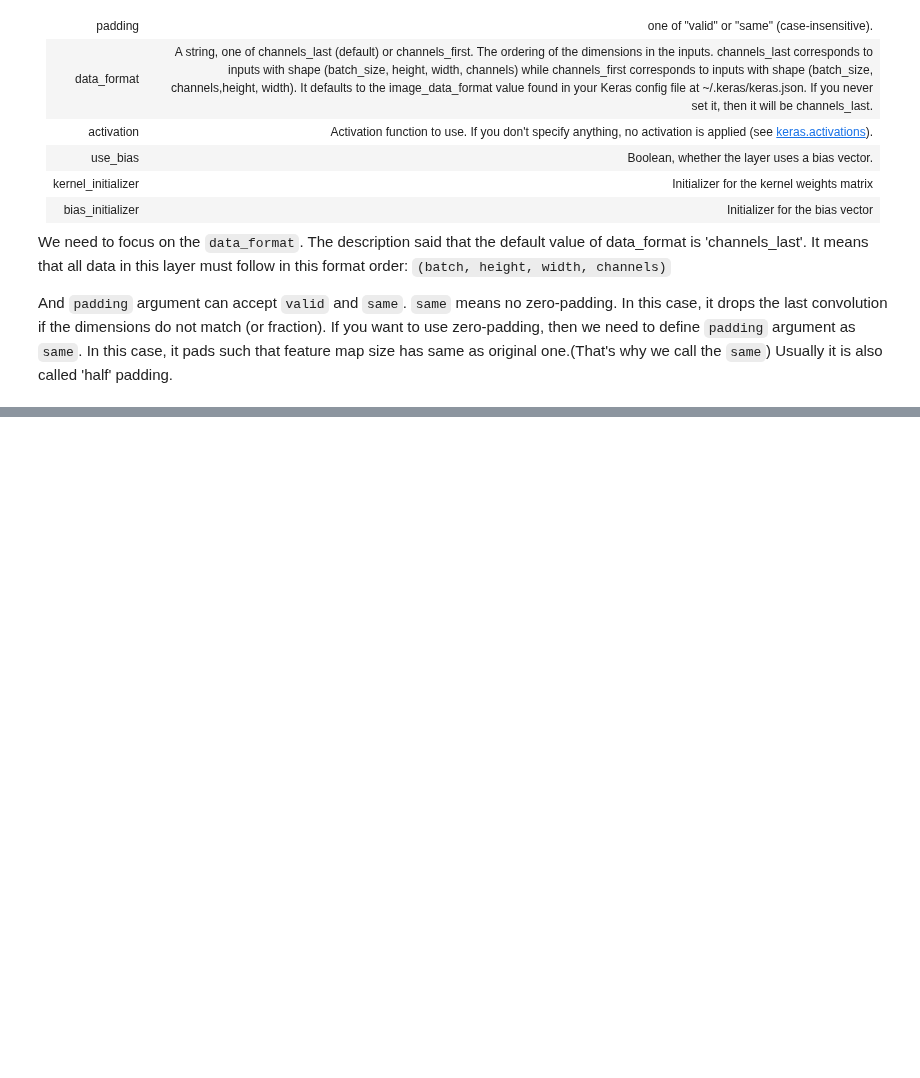
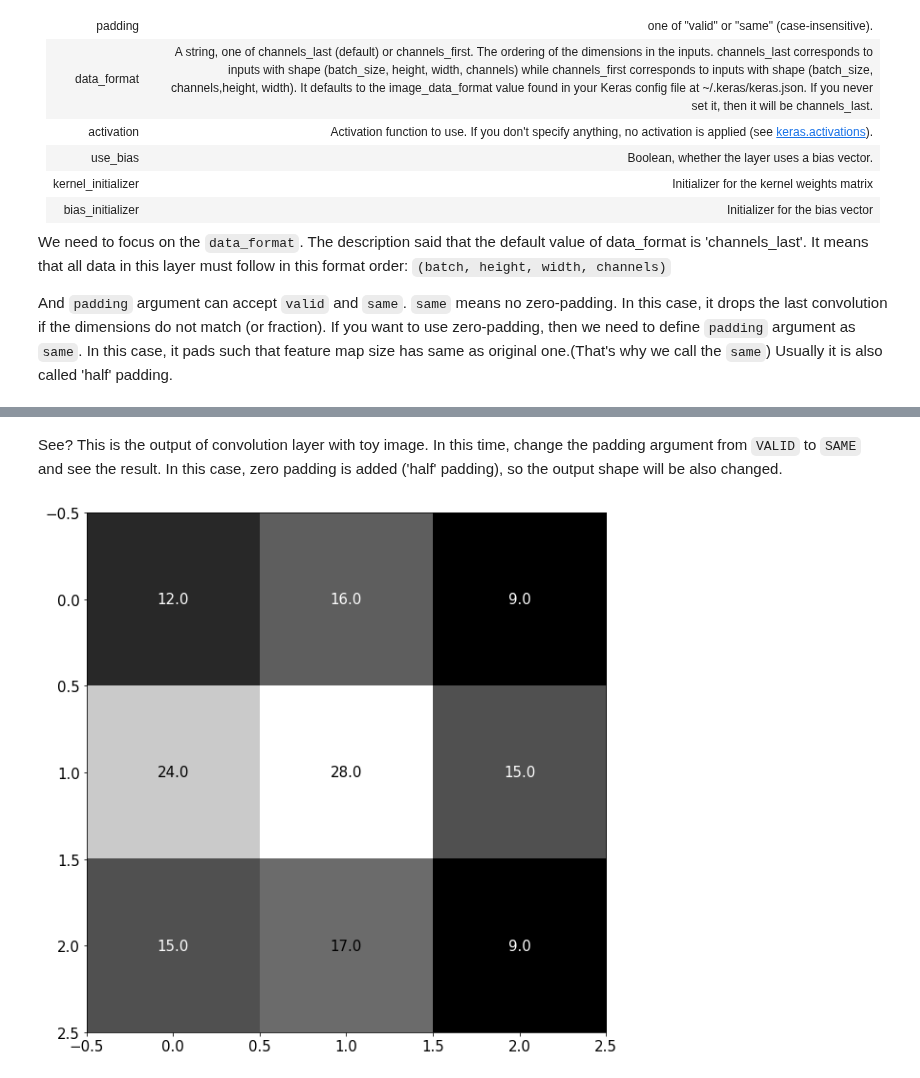
Before and after one commit to goodboychan/goodboychan.github.io, a Jupyter notebook: _notebooks/2020-10-07-01-CNN-Basic.ipynb, the cells around one changed output, grey strips where cells are left out. Cells and saved outputs as stored; diff of their text form; code cells hidden in the pictures; blank space fills up the shorter version.

```diff
--- a/_notebooks/2020-10-07-01-CNN-Basic.ipynb
+++ b/_notebooks/2020-10-07-01-CNN-Basic.ipynb
@@ -119,0 +177,18 @@ And `padding` argument can accept `valid` and `same`. `same` means no zero-paddi
+# %% [markdown]
+See? This is the output of convolution layer with toy image. In this time, change the padding argument from `VALID` to `SAME` and see the result. In this case, zero padding is added ('half' padding), so the output shape will be also changed.
+# %%
+# Convolution layer with half padding
+layer = tf.keras.layers.Conv2D(filters=1, kernel_size=(2, 2), padding='SAME', kernel_initializer=weight_init)
+output2 = layer(image)
+# %%
+# Check the result
+fig, ax = plt.subplots()
+ax.imshow(output2.numpy().reshape(3, 3), cmap='gray')
+for (j, i), label in np.ndenumerate(output2.numpy().reshape(3, 3)):
+    if label < output2.numpy().mean():
+        ax.text(i, j, label, ha='center', va='center', color='white')
+    else:
+        ax.text(i, j, label, ha='center', va='center', color='k')
+plt.show()
+# %% [output]
+[figure, added]
```
Also changed, not shown: parts of 9 cells of this notebook.
